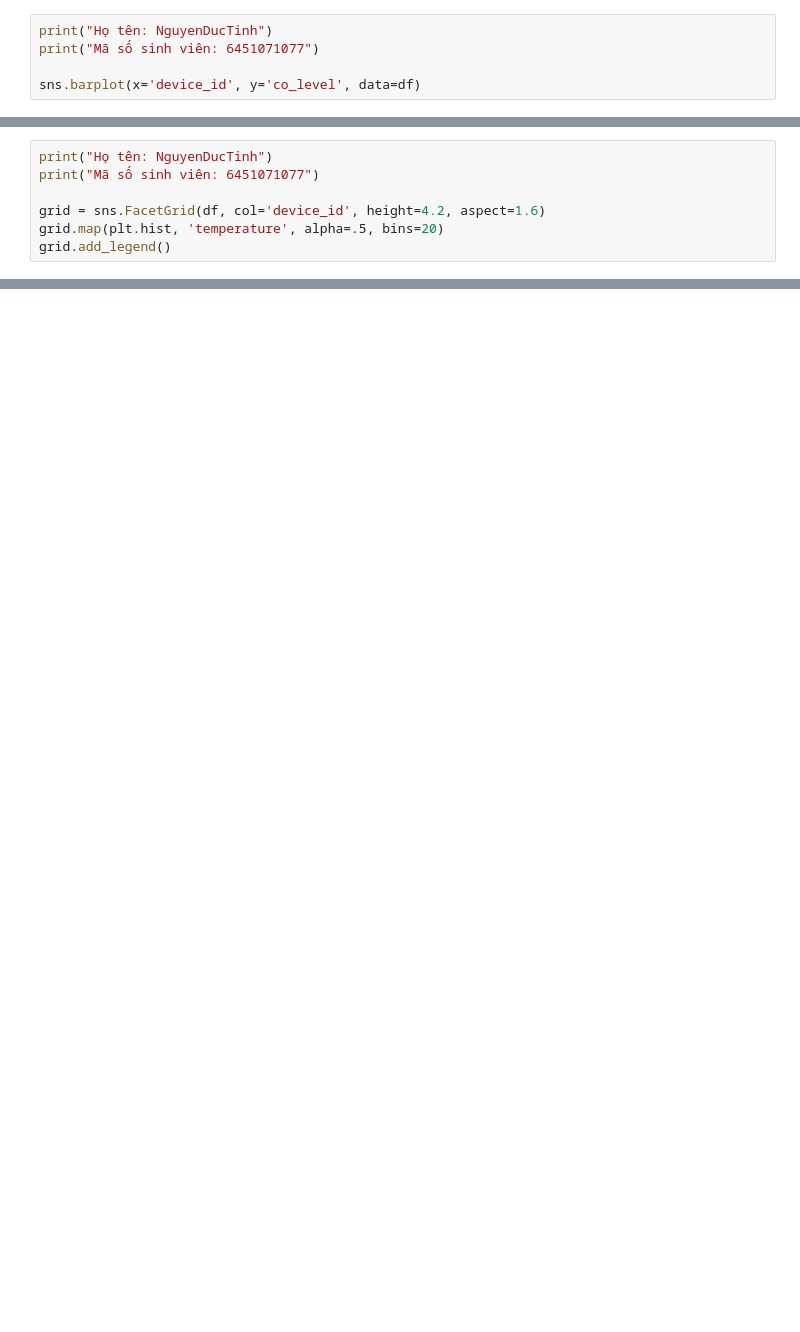
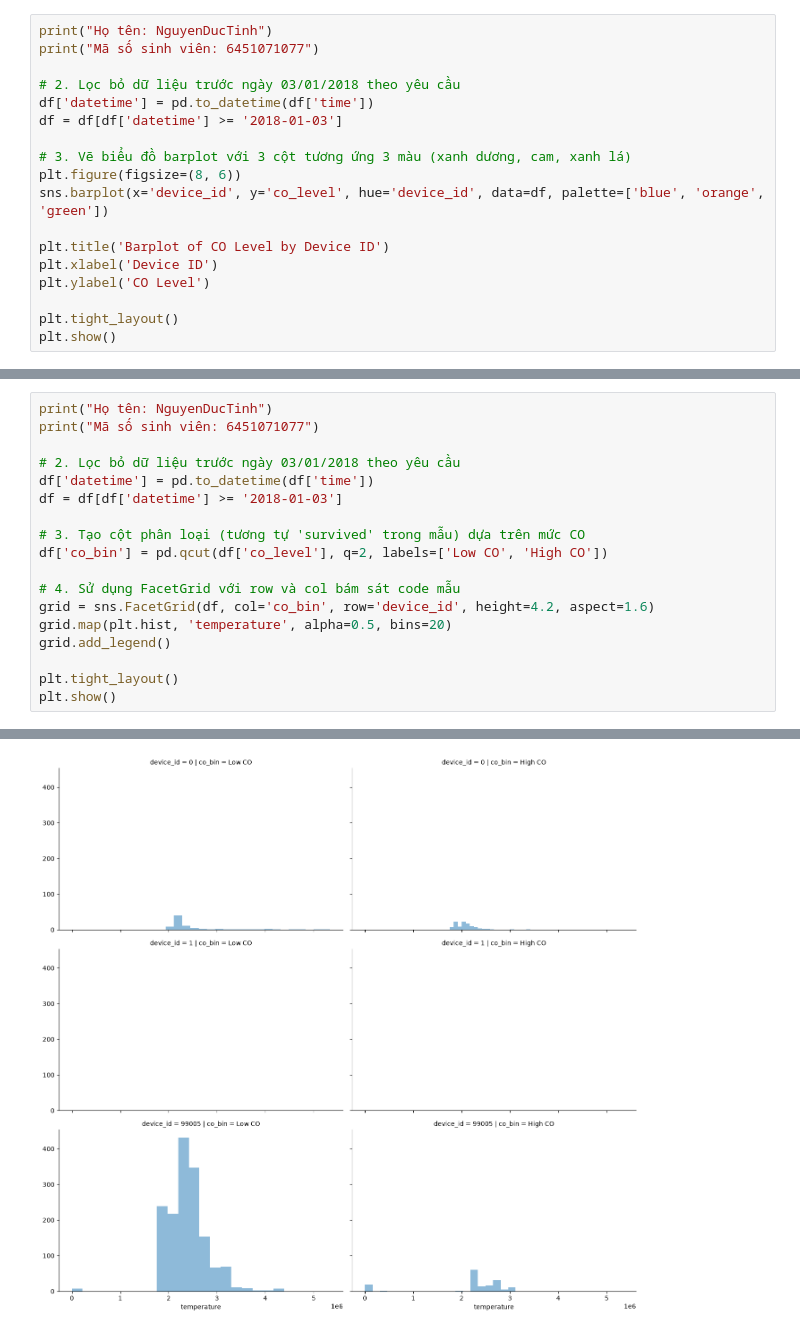
Before and after one commit to DucTinhNguyen/6451071077_Lab1_Phan1, a Jupyter notebook: 6451071077_LAB1_Bai2_Trang30/6451071077_LAB1_tbtracking_Cau4.ipynb, the cells around one changed output, grey strips where cells are left out. Saved outputs shown, nothing was run; the diff lists cells and outputs as text; blank space fills up the shorter version.

```diff
--- a/6451071077_LAB1_Bai2_Trang30/6451071077_LAB1_tbtracking_Cau4.ipynb
+++ b/6451071077_LAB1_Bai2_Trang30/6451071077_LAB1_tbtracking_Cau4.ipynb
@@ -32,4 +63,17 @@ FacetGrid.add_legend()
 print("Họ tên: NguyenDucTinh")
 print("Mã số sinh viên: 6451071077")
 
-sns.barplot(x='device_id', y='co_level', data=df)
+# 2. Lọc bỏ dữ liệu trước ngày 03/01/2018 theo yêu cầu
+df['datetime'] = pd.to_datetime(df['time'])
+df = df[df['datetime'] >= '2018-01-03']
+
+# 3. Vẽ biểu đồ barplot với 3 cột tương ứng 3 màu (xanh dương, cam, xanh lá)
+plt.figure(figsize=(8, 6))
+sns.barplot(x='device_id', y='co_level', hue='device_id', data=df, palette=['blue', 'orange', 'green'])
+
+plt.title('Barplot of CO Level by Device ID')
+plt.xlabel('Device ID')
+plt.ylabel('CO Level')
+
+plt.tight_layout()
+plt.show()
@@ -37,6 +85,18 @@ sns.barplot(x='device_id', y='co_level', data=df)
 print("Họ tên: NguyenDucTinh")
 print("Mã số sinh viên: 6451071077")
 
-grid = sns.FacetGrid(df, col='device_id', height=4.2, aspect=1.6)
-grid.map(plt.hist, 'temperature', alpha=.5, bins=20)
+# 2. Lọc bỏ dữ liệu trước ngày 03/01/2018 theo yêu cầu
+df['datetime'] = pd.to_datetime(df['time'])
+df = df[df['datetime'] >= '2018-01-03']
+
+# 3. Tạo cột phân loại (tương tự 'survived' trong mẫu) dựa trên mức CO
+df['co_bin'] = pd.qcut(df['co_level'], q=2, labels=['Low CO', 'High CO'])
+
+# 4. Sử dụng FacetGrid với row và col bám sát code mẫu
+grid = sns.FacetGrid(df, col='co_bin', row='device_id', height=4.2, aspect=1.6)
+grid.map(plt.hist, 'temperature', alpha=0.5, bins=20)
 grid.add_legend()
+
+plt.tight_layout()
+plt.show()
+# %% [output]
@@ -42,0 +105 @@ grid.add_legend()
+[figure, added]
```
Also changed, not shown: parts of 4 cells of this notebook, 11 other files.
